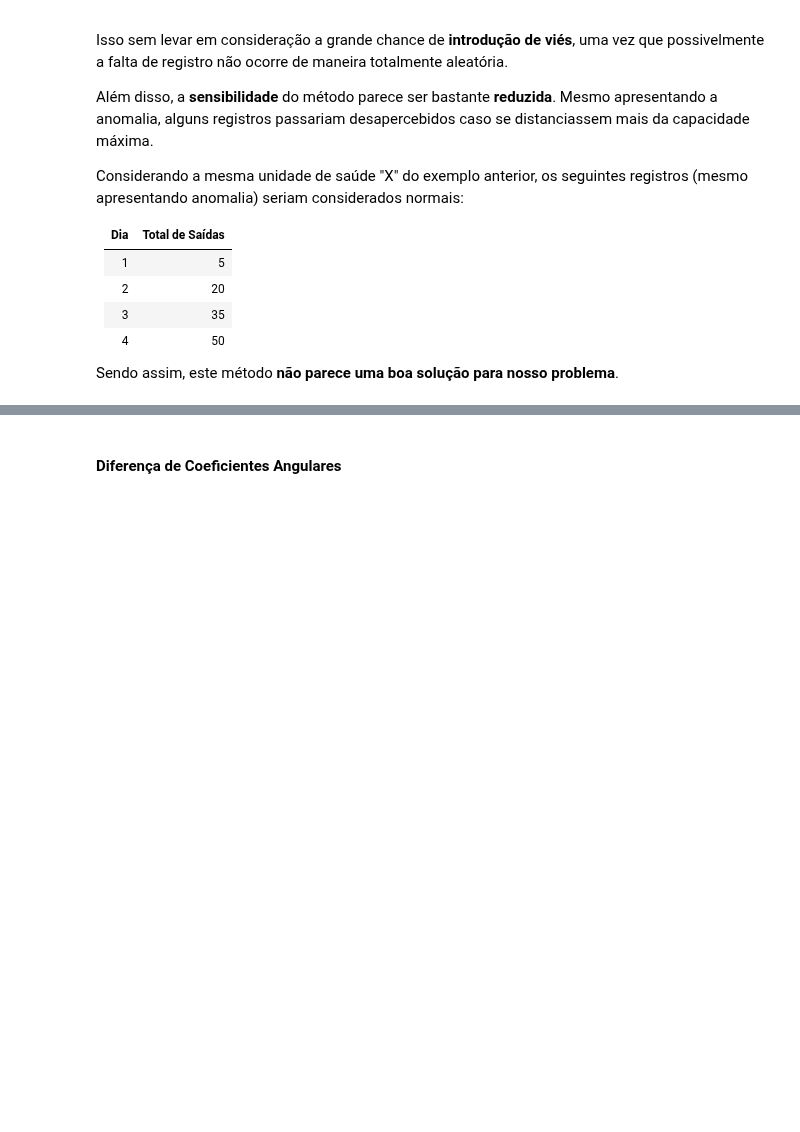
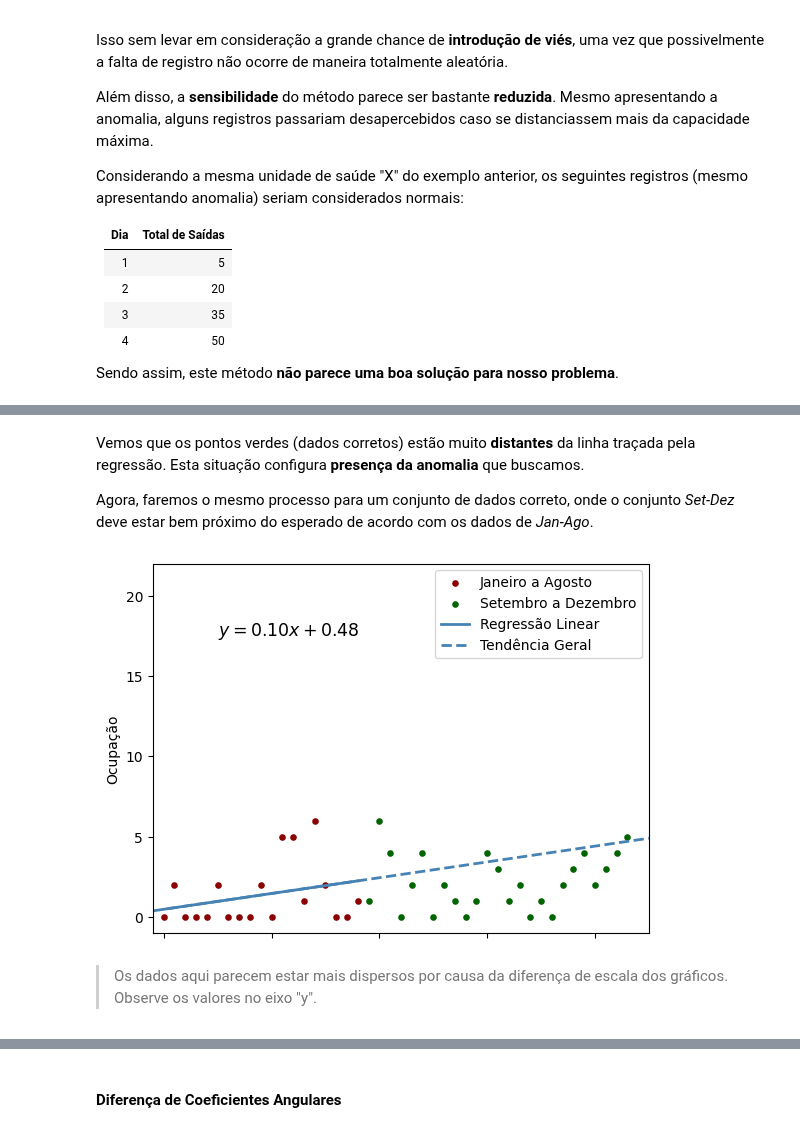
Before and after one commit to lucascorumba/study-projects, a Jupyter notebook: covid-hospital/analysis.ipynb, the cells around one changed output, grey strips where cells are left out. Saved outputs shown, nothing was run; the diff lists cells and outputs as text; code cells hidden in the pictures; blank space fills up the shorter version.

```diff
--- a/covid-hospital/analysis.ipynb
+++ b/covid-hospital/analysis.ipynb
@@ -1633,0 +1681,30 @@ Sendo assim, este método **não parece uma boa solução para nosso problema**.
+# %% [markdown]
+Vemos que os pontos verdes (dados corretos) estão muito **distantes** da linha traçada pela regressão. Esta situação configura **presença da anomalia** que buscamos.
+
+Agora, faremos o mesmo processo para um conjunto de dados correto, onde o conjunto *Set-Dez* deve estar bem próximo do esperado de acordo com os dados de *Jan-Ago*.
+# %%
+x_norm = np.arange(len(norm_jan_ago))
+y_norm = norm_jan_ago
+norm_coefs = np.polyfit(x_norm, y_norm, 1)
+# %%
+new_y = [np.NaN for i in norm_jan_ago]
+for i in norm_set_dez:
+    new_y.append(i)
+# %%
+fig = plt.figure()
+ax = fig.add_subplot()
+ax.scatter(x_norm, y_norm, s=14, color='darkred', label='Janeiro a Agosto')
+ax.scatter(np.arange(len(norm_jan_ago + norm_set_dez)), new_y, s=14, color='darkgreen', label='Setembro a Dezembro')
+ax.plot(x_norm, norm_coefs[0]*x_norm + norm_coefs[1], color='steelblue', linewidth=2, label='Regressão Linear')
+ax.axline((20, np.polyval(norm_coefs, 20)), (44, np.polyval(norm_coefs, 44)), linestyle='--', color='steelblue', \
+          linewidth=2, label='Tendência Geral')
+ax.set_ylabel('Ocupação')
+ax.set_xticklabels([])
+plt.axis([-1, 45, -1, 22])
+plt.legend(loc='upper right')
+plt.text(5,17.5, f'$y = {norm_coefs[0]:.2f}x + {norm_coefs[1]:.2f}$', size=12.5)
+plt.show()
+# %% [output]
+[figure, added]
+# %% [markdown]
+> Os dados aqui parecem estar mais dispersos por causa da diferença de escala dos gráficos. Observe os valores no eixo "y".
```
Also changed, not shown: parts of 13 cells of this notebook.
